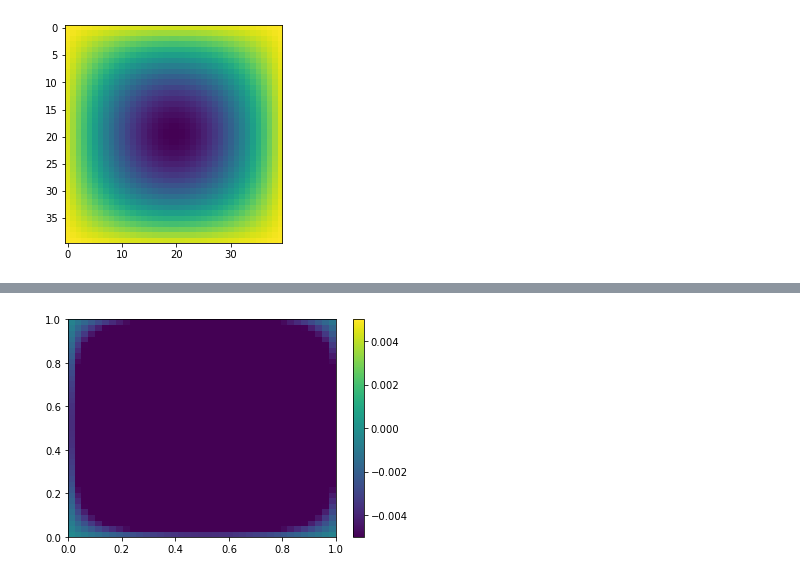
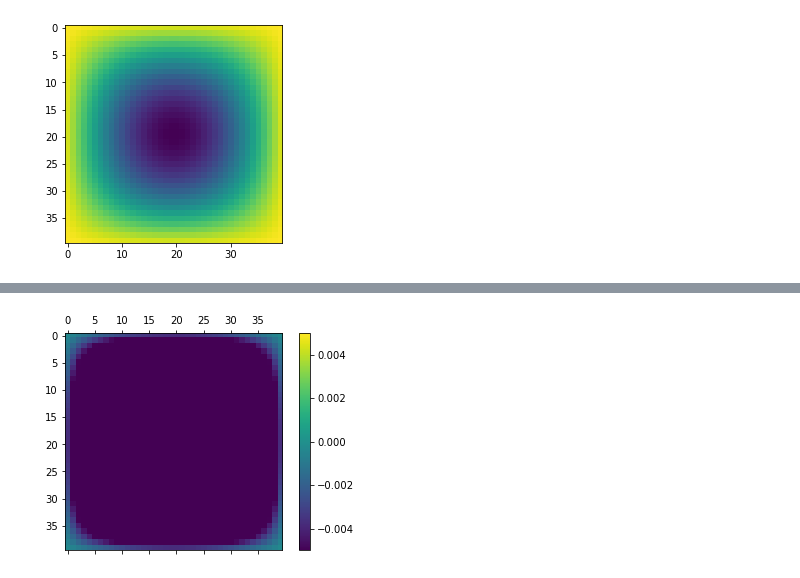
Before and after one commit to karellempes/ScieComp, a Jupyter notebook: Assignment 3/3.1Eigen modes of drums of different shapes.ipynb, the cells around one changed output, grey strips where cells are left out. Drawn from its saved outputs; the diff is of its cells as text; code cells hidden in the pictures.

```diff
--- a/Assignment 3/3.1Eigen modes of drums of different shapes.ipynb
+++ b/Assignment 3/3.1Eigen modes of drums of different shapes.ipynb
@@ -252,5 +252,7 @@ def update(i):
     '''
     Updater function for the animation
     '''
-    cax.set_array(frames[i])
+    cax.set_data(frames[i])
     return cax
+M = 1000
+frames = frame_matrix(M, v)
@@ -257,15 +275,17 @@ def update(i):
 # %%
 x = np.linspace(0, 1, N)
 y = np.linspace(0, 1, N)
 fig, ax = plt.subplots()
-cax = ax.pcolormesh(x, y, frames[0, :-1, :-1], vmin=-0.005, vmax = 0.005)
-fig.colorbar(cax)
+# cax = ax.pcolormesh(x, y, frames[0, :-1, :-1], vmin=-0.005, vmax = 0.005)
+cax = ax.matshow(v, cmap = "viridis", vmin=-0.005, vmax=0.005)
+#plt.imshow(cax, vmin=-0.005, vmax=0.005)
+plt.colorbar(cax)
 
 ani = animation.FuncAnimation(fig, update, frames = M , interval=10,save_count=1)
 plt.show()
 ani.save('animation.mp4')
 # %% [output]
-[figure, old version]
+[figure, new version]
 # %%
 fig, ax = plt.subplots()
 cax = v
```
Also changed, not shown: parts of 8 cells of this notebook, 2 other files.
